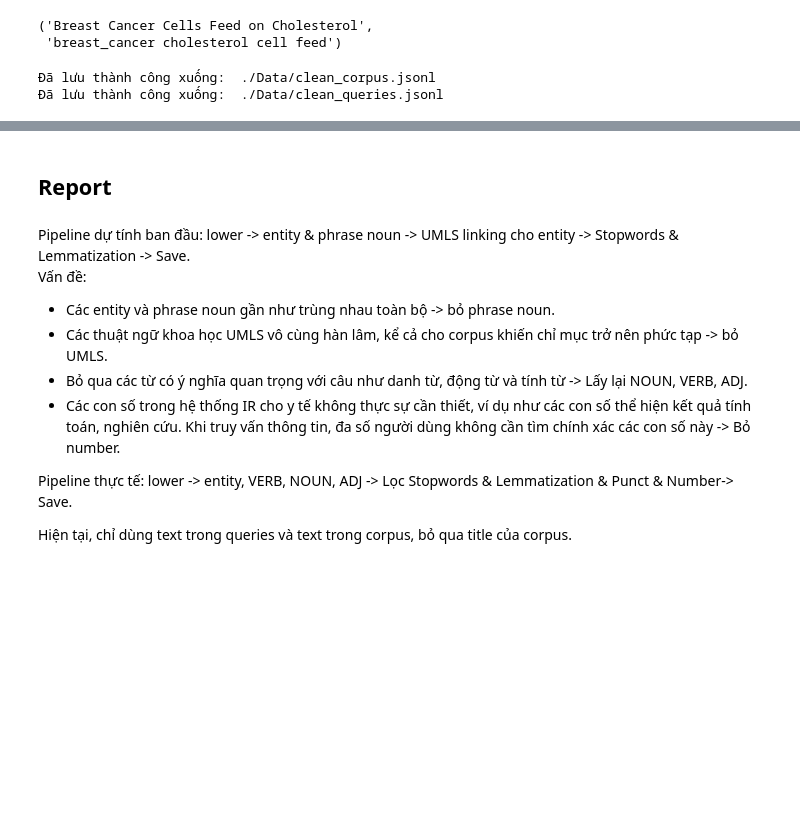
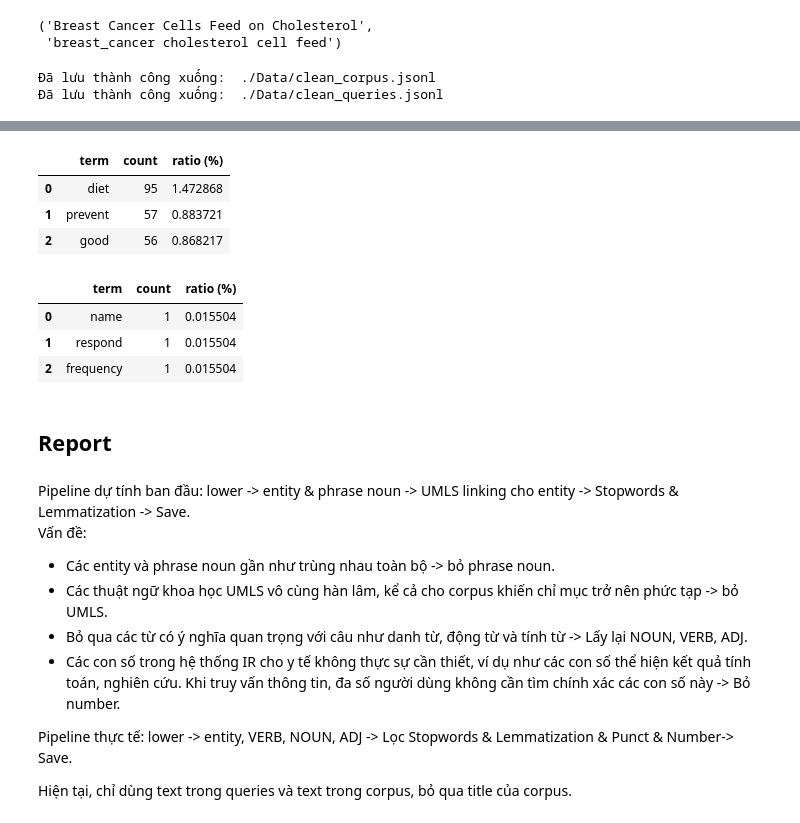
Before and after one commit to HongHanh-atUIT/CS419---TRUY-XUAT-THONG-TIN---INFORMATION-RETRIEVAL---UIT, a Jupyter notebook: Preprocessing.ipynb, the cells around one changed output, grey strips where cells are left out. Saved outputs shown, nothing was run; the diff lists cells and outputs as text; code cells hidden in the pictures; blank space fills up the shorter version.

```diff
--- a/Preprocessing.ipynb
+++ b/Preprocessing.ipynb
@@ -182,13 +177,8 @@ def _preprocessing(text):
 # %%
 text = [
     "Aspirin reduces platelet aggregation in cardiovascular disease",
-    "Potassium intake can help reduce high blood pressure",
-    "the current study shows promising results in adult patients",
-    "Olive Oil and Artery Function",
     "How Doctors Responded to Being Named a Leading Killer",
-    "trans fats",
     "4-nonylphenol (NP) and 4-octylphenol (OP) in 59 human milk samples",
-    "14 years old"
 ]
 # %%
 for t in text:
@@ -260,3 +310,17 @@ save_jsonl(clean_queries, clean_queries_path)
+# %%
+queries_top
+# %% [output]
+|  | term | count | ratio (%) |
+| 0 | diet | 95 | 1.472868 |
+| 1 | prevent | 57 | 0.883721 |
+| 2 | good | 56 | 0.868217 |
+# %%
+queries_bot
+# %% [output]
+|  | term | count | ratio (%) |
+| 0 | name | 1 | 0.015504 |
+| 1 | respond | 1 | 0.015504 |
+| 2 | frequency | 1 | 0.015504 |
 # %% [markdown]
 ## Report
 # %% [markdown]
```
Also changed, not shown: parts of 4 cells of this notebook, 3 other files.
